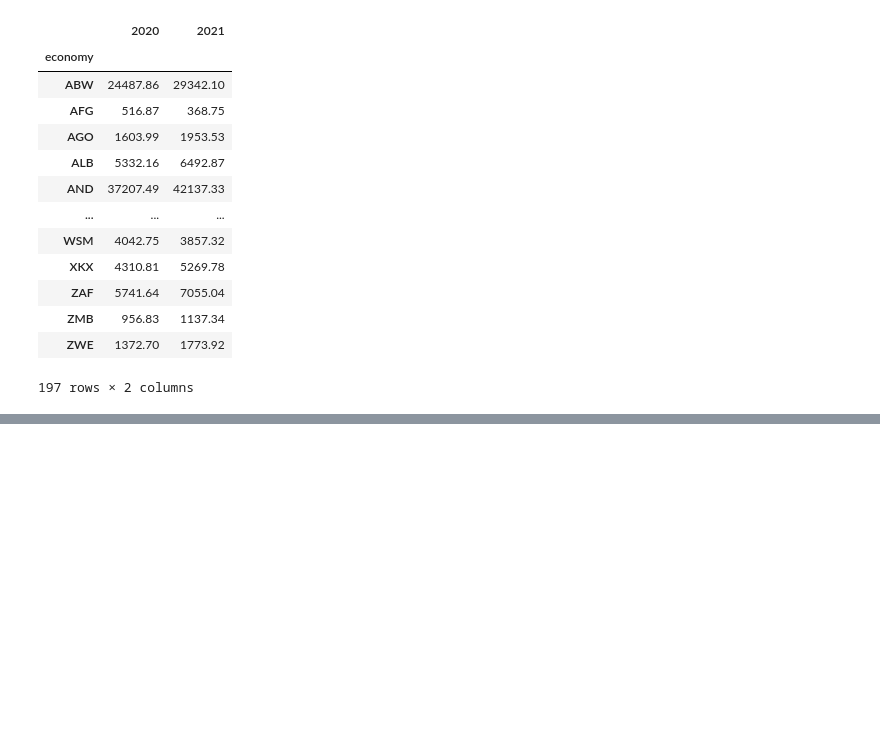
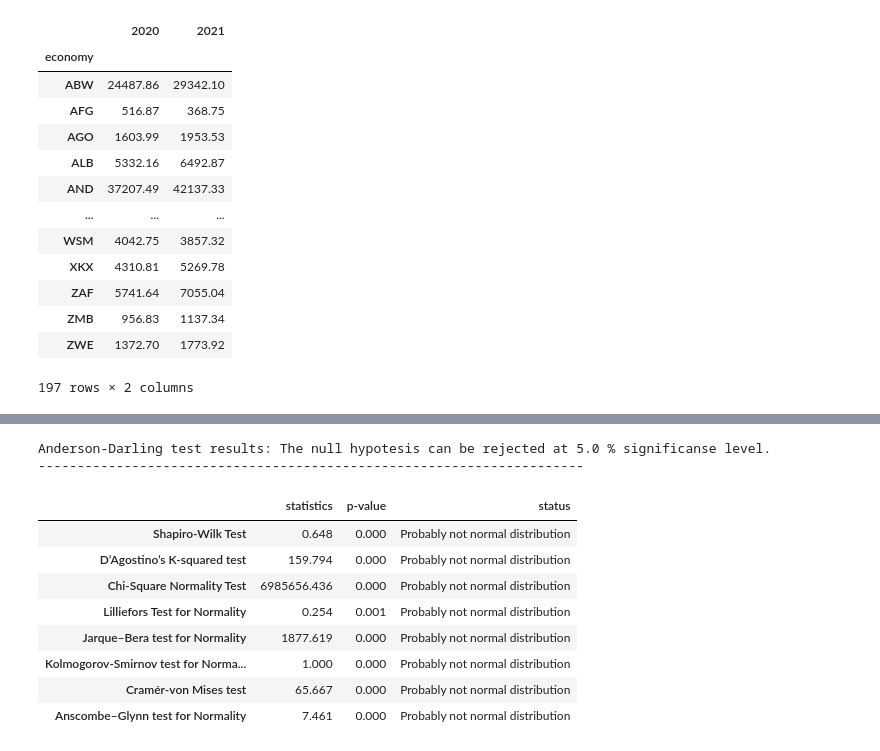
Before and after one commit to StefanRaychev/Data-transformation-techniques, a Jupyter notebook: Data transformation.ipynb, the cells around one changed output, grey strips where cells are left out. Saved outputs shown, nothing was run; the diff lists cells and outputs as text; code cells hidden in the pictures; blank space fills up the shorter version.

```diff
--- a/Data transformation.ipynb
+++ b/Data transformation.ipynb
@@ -189,7 +189,7 @@ plt.show()
 <li style="color:black; background-color:white; padding:5px">Jarque–Bera test for Normality;</li>
 <li style="color:black; background-color:white; padding:5px">Kolmogorov-Smirnov test for Normality;</li>
 # %%
-def normality_tests(df):
+def normality_tests(df, column):
     tests = {}
 
     models = [
@@ -204,7 +204,7 @@ def normality_tests(df):
     ]
     for i in models:
         if i[0] != kstest and i[0] != cramervonmises:
-            stats, pvalue = i[0](df)
+            stats, pvalue = i[0](df[column])
             tests[i[1]] = []
             tests[i[1]].append(stats)
             tests[i[1]].append(pvalue)
@@ -214,7 +214,7 @@ def normality_tests(df):
                 tests[i[1]].append("Probably normal distribution")
 
         elif i[0] == kstest:
-            stats, pvalue = kstest(df, 'norm')
+            stats, pvalue = kstest(df[column], 'norm')
             tests[i[1]] = []
             tests[i[1]].append(stats)
             tests[i[1]].append(pvalue)
@@ -224,7 +224,7 @@ def normality_tests(df):
                 tests[i[1]].append("Probably normal distribution")
 
         elif i[0] ==  cramervonmises:
-            cramer = cramervonmises(df.values.flatten(), 'norm')
+            cramer = cramervonmises(df[column].values.flatten(), 'norm')
             tests[i[1]] = []
             tests[i[1]].append(cramer.statistic)
             tests[i[1]].append(cramer.pvalue)
@@ -233,7 +233,7 @@ def normality_tests(df):
             else:
                 tests[i[1]].append("Probably normal distribution")
 
-    anderson_test = anderson(df.iloc[:, 0], "norm")
+    anderson_test = anderson(df[column], "norm")
     if anderson_test[0] > anderson_test[1][2]:
         print(f"Anderson-Darling test results: The null hypotesis can be rejected at {anderson_test[2][2]} % significanse level.")
     else:
@@ -696,0 +696,14 @@ equality_variance_check(df1, "2020", "2021")
+# %%
+normality_tests(df1, "2020")
+# %% [output]
+Anderson-Darling test results: The null hypotesis can be rejected at 5.0 % significanse level.
+----------------------------------------------------------------------
+|  | statistics | p-value | status |
+| Shapiro-Wilk Test | 0.648 | 0.000 | Probably not normal distribution |
+| D’Agostino’s K-squared test | 159.794 | 0.000 | Probably not normal distribution |
+| Chi-Square Normality Test | 6985656.436 | 0.000 | Probably not normal distribution |
+| Lilliefors Test for Normality | 0.254 | 0.001 | Probably not normal distribution |
+| Jarque–Bera test for Normality | 1877.619 | 0.000 | Probably not normal distribution |
+| Kolmogorov-Smirnov test for Norma... | 1.000 | 0.000 | Probably not normal distribution |
+| Cramér-von Mises test | 65.667 | 0.000 | Probably not normal distribution |
+| Anscombe–Glynn test for Normality | 7.461 | 0.000 | Probably not normal distribution |
```
Also changed, not shown: parts of 3 cells of this notebook.
